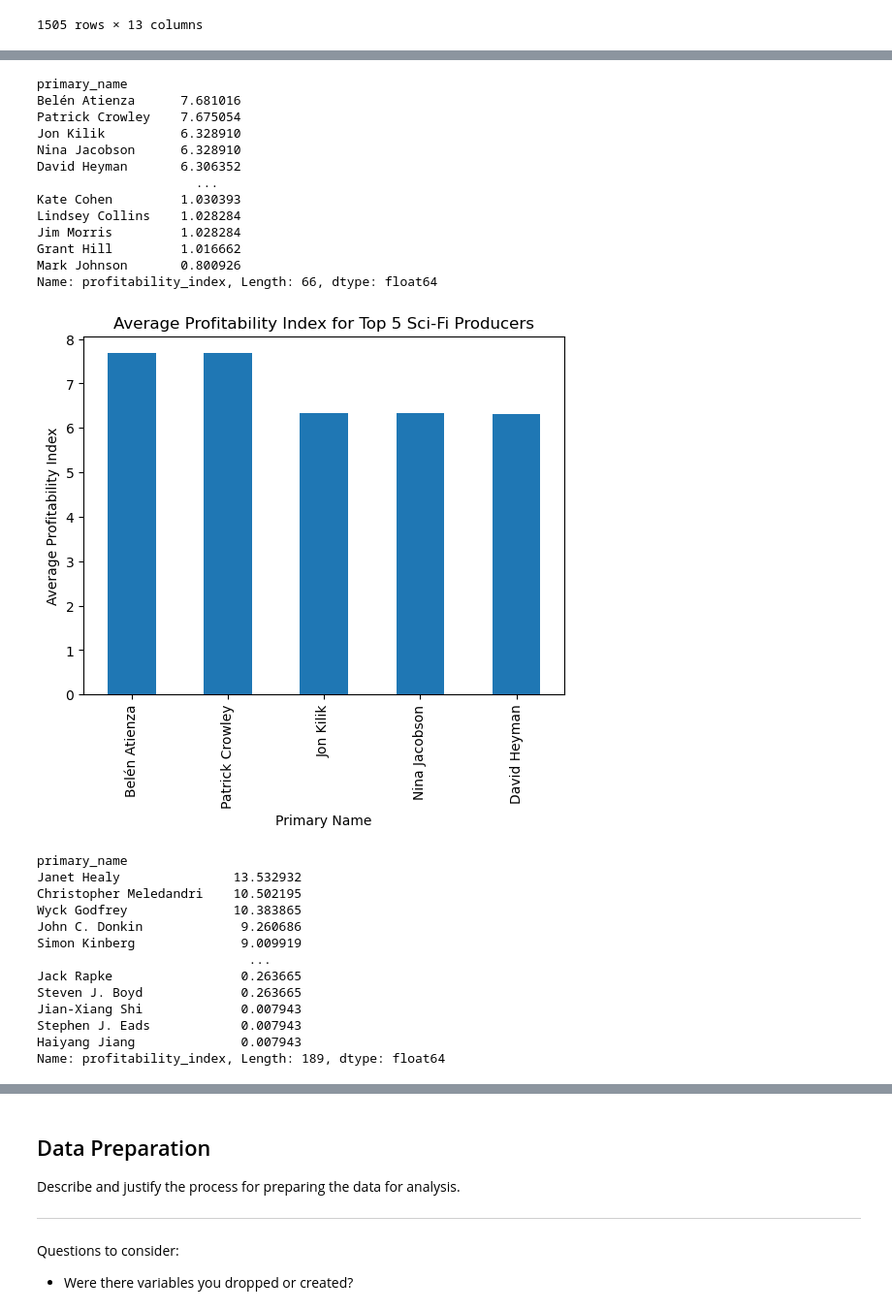
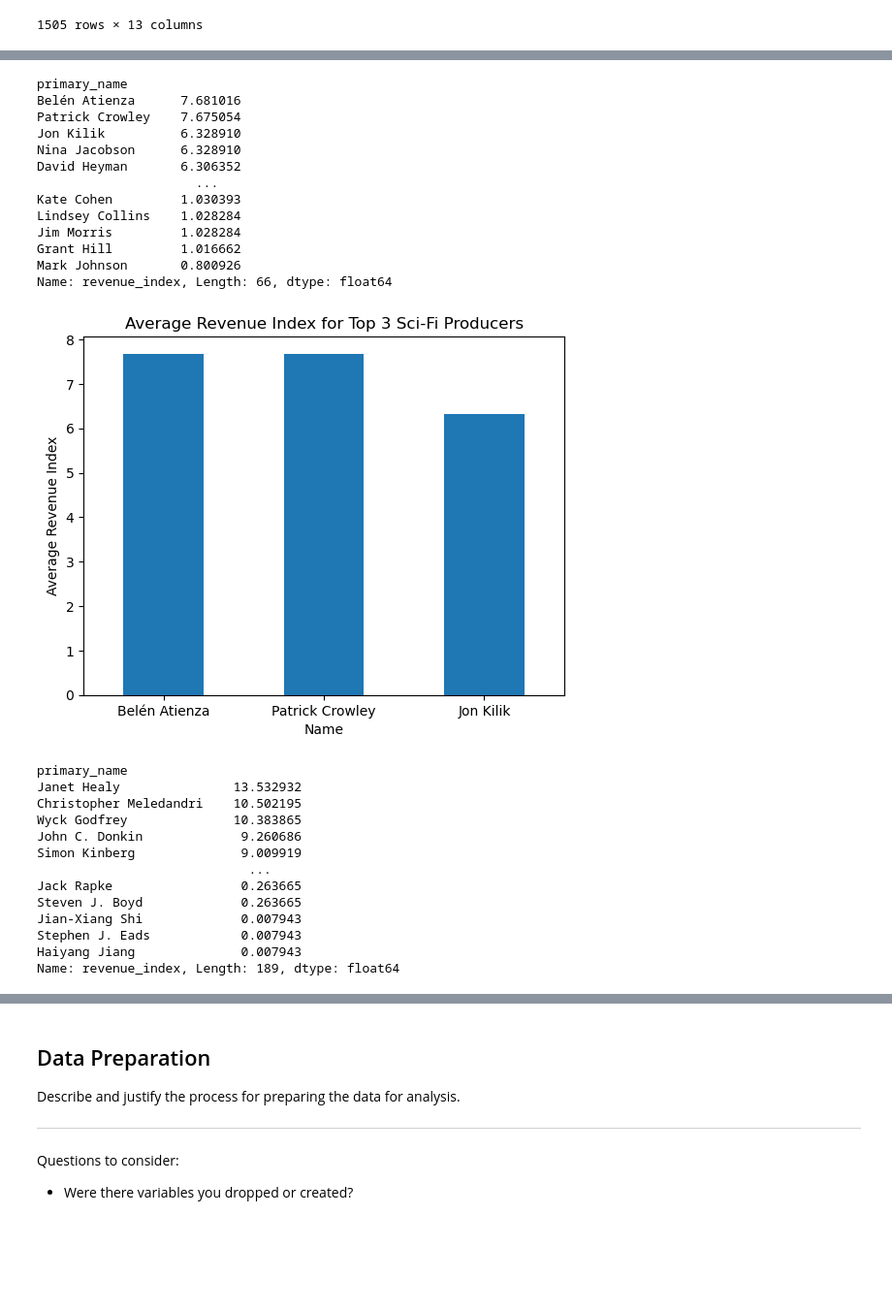
Before and after one commit to jbenasuli/Movie-Box-Office-Analysis, a Jupyter notebook: dsc-phase1-project-template.ipynb, the cells around one changed output, grey strips where cells are left out. Shown at 97% size. Cells and saved outputs as stored; diff of their text form; code cells hidden in the pictures; blank space fills up the shorter version.

```diff
--- a/dsc-phase1-project-template.ipynb
+++ b/dsc-phase1-project-template.ipynb
@@ -474,0 +183,4 @@ merged_principals_df =pd.read_csv('zippedData/merged_principals.csv')
+# %%
+# Create Revenue Index column which is the ration of gross revenue to budget for a given title
+merged_df['revenue_index'] = merged_df['worldwide_gross'] / merged_df['production_budget']
+merged_df.head()
@@ -474,0 +211,5 @@ merged_principals_df =pd.read_csv('zippedData/merged_principals.csv')
+# %%
+# Convert financial columns unit from dollars to million dollars
+merged_df['production_budget'] = merged_df['production_budget']/1000000
+merged_df['domestic_gross'] = merged_df['domestic_gross']/1000000
+merged_df['worldwide_gross'] = merged_df['worldwide_gross']/1000000
@@ -474,0 +280,3 @@ merged_principals_df =pd.read_csv('zippedData/merged_principals.csv')
+# %%
+# Isolate high budget films in a new df
+high_budget_df = merged_df.loc[(merged_df['production_budget'] > 55)]
@@ -569,8 +580,8 @@ plt.show()
 producers_df = merged_principals_df.loc[merged_principals_df['category'] == 'producer']
 # %%
 scifi_prod_merge = pd.merge(producers_df, scifi_high_budget_df, on='movie_id')
-scifi_prod_average_profitability = scifi_prod_merge.groupby('primary_name').mean()['profitability_index'].sort_values(ascending=False)
-scifi_prod_average_profitability
+scifi_prod_average_revenue = scifi_prod_merge.groupby('primary_name').mean()['revenue_index'].sort_values(ascending=False)
+scifi_prod_average_revenue
 # %% [output]
 primary_name
 Belén Atienza      7.681016
@@ -584,20 +595,24 @@ Lindsey Collins    1.028284
 Jim Morris         1.028284
 Grant Hill         1.016662
 Mark Johnson       0.800926
-Name: profitability_index, Length: 66, dtype: float64
+Name: revenue_index, Length: 66, dtype: float64
 # %%
-top_5_prod_scifi = scifi_prod_average_profitability.head(5)
+# Chart Top 3 Sci-Fi Producers by Revenue Index
+top_5_prod_scifi = scifi_prod_average_revenue.head(3)
 top_5_prod_scifi.plot.bar()
-plt.xlabel('Primary Name')
-plt.ylabel('Average Profitability Index')
-plt.title('Average Profitability Index for Top 5 Sci-Fi Producers')
+plt.xlabel('Name')
+plt.ylabel('Average Revenue Index')
+plt.title('Average Revenue Index for Top 3 Sci-Fi Producers')
+plt.xticks(rotation=0)
+
+plt.savefig('imgs/Average Revenue Index for Top 3 Sci-Fi Producers')
 plt.show()
 # %% [output]
-[figure, old version]
+[figure, new version]
 # %%
 adventure_prod_merge = pd.merge(producers_df, adventure_high_budget_df, on='movie_id')
-adventure_prod_average_profitability = adventure_prod_merge.groupby('primary_name').mean()['profitability_index'].sort_values(ascending=False)
-adventure_prod_average_profitability
+adventure_prod_average_revenue = adventure_prod_merge.groupby('primary_name').mean()['revenue_index'].sort_values(ascending=False)
+adventure_prod_average_revenue
 # %% [output]
 primary_name
 Janet Healy               13.532932
@@ -611,5 +626,5 @@ Steven J. Boyd             0.263665
 Jian-Xiang Shi             0.007943
 Stephen J. Eads            0.007943
 Haiyang Jiang              0.007943
-Name: profitability_index, Length: 189, dtype: float64
+Name: revenue_index, Length: 189, dtype: float64
 # %%
```
Also changed, not shown: parts of 71 cells of this notebook.
